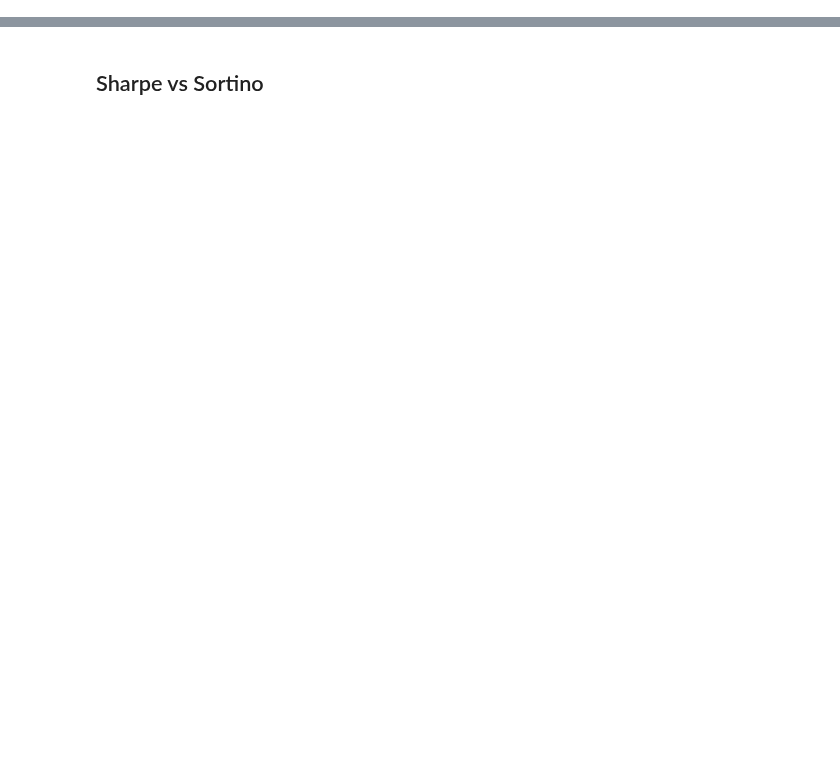
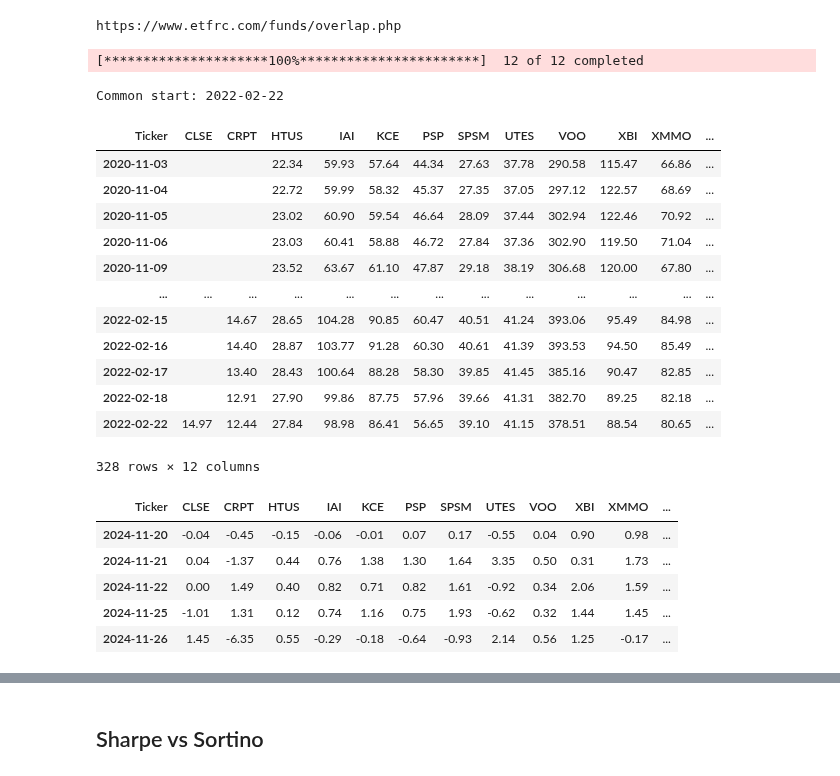
Before and after one commit to revizor1/Fin, a Jupyter notebook: PZF.ipynb, the cells around one changed output, grey strips where cells are left out. Cells and saved outputs as stored; diff of their text form; code cells hidden in the pictures; blank space fills up the shorter version.

```diff
--- a/PZF.ipynb
+++ b/PZF.ipynb
@@ -23,10 +23,12 @@ CRYPTO = 'CRPT'# DAPP BITQ BKCH SATO WGMI IBLC # BITX (2023-06-27) GBTC IBIT (20
 INFRA = 'PAVE'# IGF IFRA NFRA EMIF RBLD
 AI = 'IGM IYW FTEC FDN'
 
-BENCH = 'VOO CRPT SPSM PAVE '# KBWP PAVE IGM VGT QMOM URNM AMZA PKB=XHB SLX
+BENCH = 'VOO CRPT SPSM '# KBWP PAVE IGM VGT QMOM URNM AMZA PKB=XHB SLX
 TEST = BENCH + " BTC-USD ETH-USD"
-TEST = BENCH + 'CLSE XBI IAI KCE PSP XMMO XSMO UTES AIRR PKB KBWP XHB HTUS' # HRTS CBLS USE GCAD SLX VDE
+TEST = BENCH + 'CLSE XBI IAI KCE PSP XMMO XSMO UTES HTUS' # HRTS CBLS USE GCAD SLX VDE
 start = '2020-11-03'
+# %% [output]
+https://www.etfrc.com/funds/overlap.php
 # %%
 # Import libraries and pull data
 import datetime
@@ -430,33 +449,54 @@ noa = len(prices.columns)
 np.random.seed(NOP)
 matrix = np.random.random(noa*NOP).reshape(NOP, noa)
 weights = matrix / matrix.sum(axis=1, keepdims=True)
 port_ret = prices.div(100).dot(weights.T) # port_ret = ret.dot(weights.T)
 port_summary = ann_risk_return(port_ret)
 port_summary["Sharpe"] = (port_summary["Return"].sub(risk_free_return))/port_summary["Risk"]
 port_summary["Sortino"] = get_sortino(port_ret.iloc[:,:-1])
 msrp = port_summary.Sharpe.idxmax()
 msrp1 = port_summary.Sortino.idxmax()
 msrp_w = weights[msrp, :]
 msrp1_w = weights[msrp1, :]
 category = [get_parent(tick) for tick in list(prices.columns[:len(msrp_w)])]
 summary['category'] = category
 if len(prices.columns) == len(msrp_w):
     prices['sharpe'] = (prices * msrp_w).sum(axis=1)
 if len(prices.columns) > len(msrp1_w):
     msrp1_w = np.append(msrp1_w, 0)
     prices['sortino'] = (prices * msrp1_w).sum(axis=1)
 summary['weight'] = msrp_w*100
 summary['weight1'] = msrp1_w[:summary.shape[0]]*100
 pole = "VOO" if "VOO" in prices.columns else prices.columns[0]
 summary["beta"] = summary.SystRisk / summary.loc[pole, "SystRisk"]
 summary["capm_ret"] = risk_free_return + (summary.loc[pole, "Return"] - risk_free_return) * summary.beta
 summary["alpha"] = summary.Return - summary.capm_ret
-# summary = pd.concat((summary, df_flat.iloc[-4:].T), axis=1) # First, we add stopLoss, resistance, support...
 summary = pd.concat((summary, df_flat.iloc[:-4].T), axis=1) # Next, analysts outlook
 price_bands() # Calculate price bands
-sortval = summary['MACD_prc'] * summary['RSI_prc']/100
+sortval = summary['MACD_prc'] * summary['RSI_prc']
 edf = {}
 for j, v in enumerate(sortval.sort_values(ascending=False).index):
     edf[v] = idx.swaplevel(0, 1, axis=1)[v]
     edf[v] = calc_ichimoku(edf[v])
+# %% [output]
+[*********************100%***********************]  12 of 12 completed
+Common start: 2022-02-22
+| Ticker | CLSE | CRPT | HTUS | IAI | KCE | PSP | SPSM | UTES | VOO | XBI | XMMO | ... |
+| 2020-11-03 |  |  | 22.34 | 59.93 | 57.64 | 44.34 | 27.63 | 37.78 | 290.58 | 115.47 | 66.86 | ... |
+| 2020-11-04 |  |  | 22.72 | 59.99 | 58.32 | 45.37 | 27.35 | 37.05 | 297.12 | 122.57 | 68.69 | ... |
+| 2020-11-05 |  |  | 23.02 | 60.90 | 59.54 | 46.64 | 28.09 | 37.44 | 302.94 | 122.46 | 70.92 | ... |
+| 2020-11-06 |  |  | 23.03 | 60.41 | 58.88 | 46.72 | 27.84 | 37.36 | 302.90 | 119.50 | 71.04 | ... |
+| 2020-11-09 |  |  | 23.52 | 63.67 | 61.10 | 47.87 | 29.18 | 38.19 | 306.68 | 120.00 | 67.80 | ... |
+| ... | ... | ... | ... | ... | ... | ... | ... | ... | ... | ... | ... | ... |
+| 2022-02-15 |  | 14.67 | 28.65 | 104.28 | 90.85 | 60.47 | 40.51 | 41.24 | 393.06 | 95.49 | 84.98 | ... |
+| 2022-02-16 |  | 14.40 | 28.87 | 103.77 | 91.28 | 60.30 | 40.61 | 41.39 | 393.53 | 94.50 | 85.49 | ... |
+| 2022-02-17 |  | 13.40 | 28.43 | 100.64 | 88.28 | 58.30 | 39.85 | 41.45 | 385.16 | 90.47 | 82.85 | ... |
+| 2022-02-18 |  | 12.91 | 27.90 | 99.86 | 87.75 | 57.96 | 39.66 | 41.31 | 382.70 | 89.25 | 82.18 | ... |
+| 2022-02-22 | 14.97 | 12.44 | 27.84 | 98.98 | 86.41 | 56.65 | 39.10 | 41.15 | 378.51 | 88.54 | 80.65 | ... |
+328 rows × 12 columns
+| Ticker | CLSE | CRPT | HTUS | IAI | KCE | PSP | SPSM | UTES | VOO | XBI | XMMO | ... |
+| 2024-11-20 | -0.04 | -0.45 | -0.15 | -0.06 | -0.01 | 0.07 | 0.17 | -0.55 | 0.04 | 0.90 | 0.98 | ... |
+| 2024-11-21 | 0.04 | -1.37 | 0.44 | 0.76 | 1.38 | 1.30 | 1.64 | 3.35 | 0.50 | 0.31 | 1.73 | ... |
+| 2024-11-22 | 0.00 | 1.49 | 0.40 | 0.82 | 0.71 | 0.82 | 1.61 | -0.92 | 0.34 | 2.06 | 1.59 | ... |
+| 2024-11-25 | -1.01 | 1.31 | 0.12 | 0.74 | 1.16 | 0.75 | 1.93 | -0.62 | 0.32 | 1.44 | 1.45 | ... |
+| 2024-11-26 | 1.45 | -6.35 | 0.55 | -0.29 | -0.18 | -0.64 | -0.93 | 2.14 | 0.56 | 1.25 | -0.17 | ... |
 # %%
```
Also changed, not shown: parts of 25 cells of this notebook.
